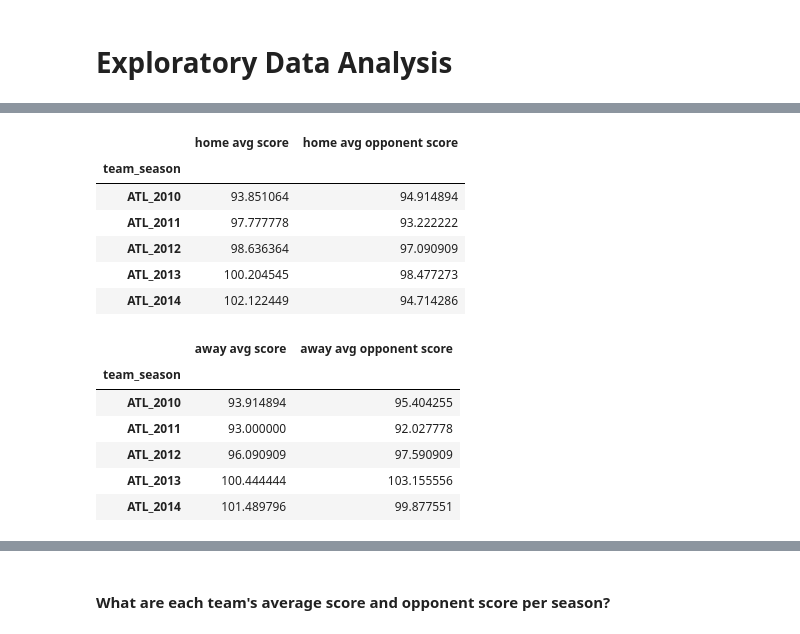
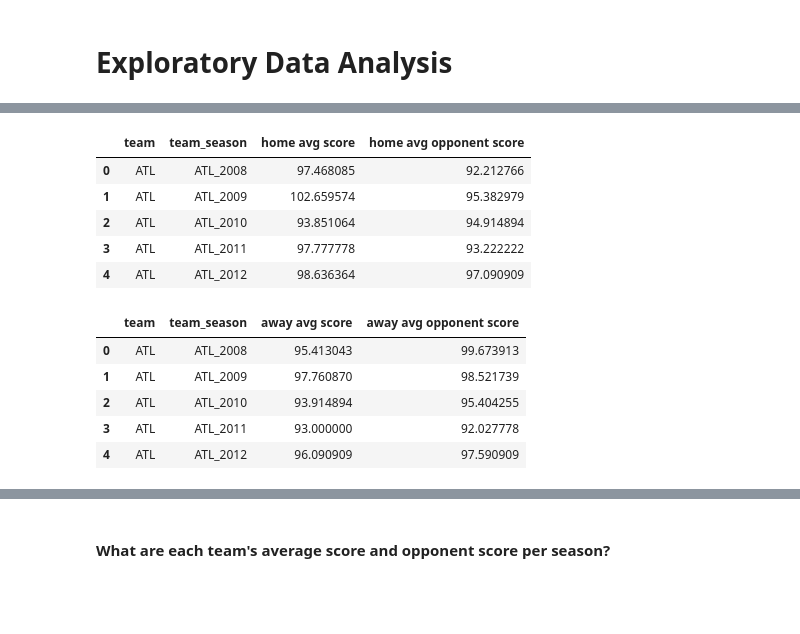
Before and after one commit to kyletsang0/LHL-Final-NBA-Predictor, a Jupyter notebook: Exploratory Data Analysis.ipynb, the cells around one changed output, grey strips where cells are left out. Drawn from its saved outputs; the diff is of its cells as text; code cells hidden in the pictures; blank space fills up the shorter version.

```diff
--- a/Exploratory Data Analysis.ipynb
+++ b/Exploratory Data Analysis.ipynb
@@ -109,31 +103,29 @@ df.head()
 # %%
 df_home = df_games.copy()
 df_home['team_season'] = df_home['home_team.abbreviation'] + "_" + df_home['season'].astype(str)
-df_home = df_home[['team_season','home_team_score','visitor_team_score']]
-df_home = df_home.groupby('team_season')[['home_team_score','visitor_team_score']].mean()
-df_home = df_home.rename(columns={"home_team_score": "home avg score", "visitor_team_score":"home avg opponent score"})
+df_home = df_home[['home_team.abbreviation','team_season','home_team_score','visitor_team_score']]
+df_home = df_home.groupby(['home_team.abbreviation','team_season'])[['home_team_score','visitor_team_score']].mean().reset_index()
+df_home = df_home.rename(columns={'home_team.abbreviation':"team","home_team_score": "home avg score", "visitor_team_score":"home avg opponent score"})
 df_home.head()
 # %% [output]
-|  | home avg score | home avg opponent score |
-| team_season |  |  |
-| ATL_2010 | 93.851064 | 94.914894 |
-| ATL_2011 | 97.777778 | 93.222222 |
-| ATL_2012 | 98.636364 | 97.090909 |
-| ATL_2013 | 100.204545 | 98.477273 |
-| ATL_2014 | 102.122449 | 94.714286 |
+|  | team | team_season | home avg score | home avg opponent score |
+| 0 | ATL | ATL_2008 | 97.468085 | 92.212766 |
+| 1 | ATL | ATL_2009 | 102.659574 | 95.382979 |
+| 2 | ATL | ATL_2010 | 93.851064 | 94.914894 |
+| 3 | ATL | ATL_2011 | 97.777778 | 93.222222 |
+| 4 | ATL | ATL_2012 | 98.636364 | 97.090909 |
 # %%
 df_away = df_games.copy()
 df_away['team_season'] = df_away['visitor_team.abbreviation'] + "_" + df_away['season'].astype(str)
-df_away = df_away[['team_season','visitor_team_score','home_team_score']]
-df_away = df_away.groupby(['team_season'])[['visitor_team_score','home_team_score']].mean()
-df_away = df_away.rename(columns={"visitor_team_score": "away avg score", "home_team_score":"away avg opponent score"})
+df_away = df_away[['visitor_team.abbreviation','team_season','visitor_team_score','home_team_score']]
+df_away = df_away.groupby(['visitor_team.abbreviation','team_season'])[['visitor_team_score','home_team_score']].mean().reset_index()
+df_away = df_away.rename(columns={"visitor_team.abbreviation":"team","visitor_team_score": "away avg score", "home_team_score":"away avg opponent score"})
 df_away.head()
 # %% [output]
-|  | away avg score | away avg opponent score |
-| team_season |  |  |
-| ATL_2010 | 93.914894 | 95.404255 |
-| ATL_2011 | 93.000000 | 92.027778 |
-| ATL_2012 | 96.090909 | 97.590909 |
-| ATL_2013 | 100.444444 | 103.155556 |
-| ATL_2014 | 101.489796 | 99.877551 |
+|  | team | team_season | away avg score | away avg opponent score |
+| 0 | ATL | ATL_2008 | 95.413043 | 99.673913 |
+| 1 | ATL | ATL_2009 | 97.760870 | 98.521739 |
+| 2 | ATL | ATL_2010 | 93.914894 | 95.404255 |
+| 3 | ATL | ATL_2011 | 93.000000 | 92.027778 |
+| 4 | ATL | ATL_2012 | 96.090909 | 97.590909 |
 # %%
```
Also changed, not shown: parts of 10 cells of this notebook, 2 other files.
